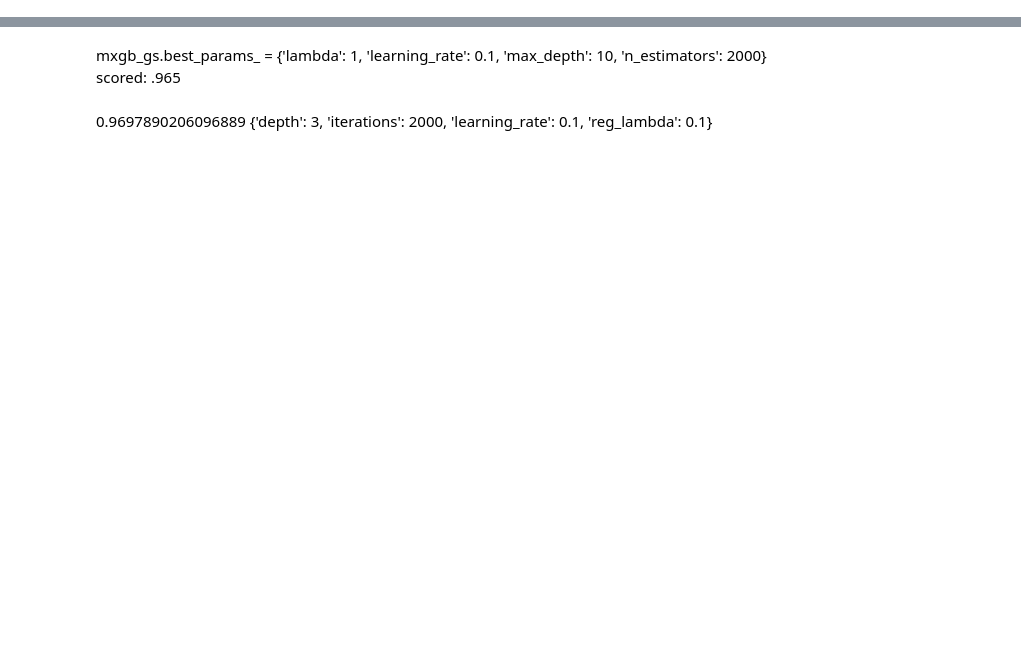
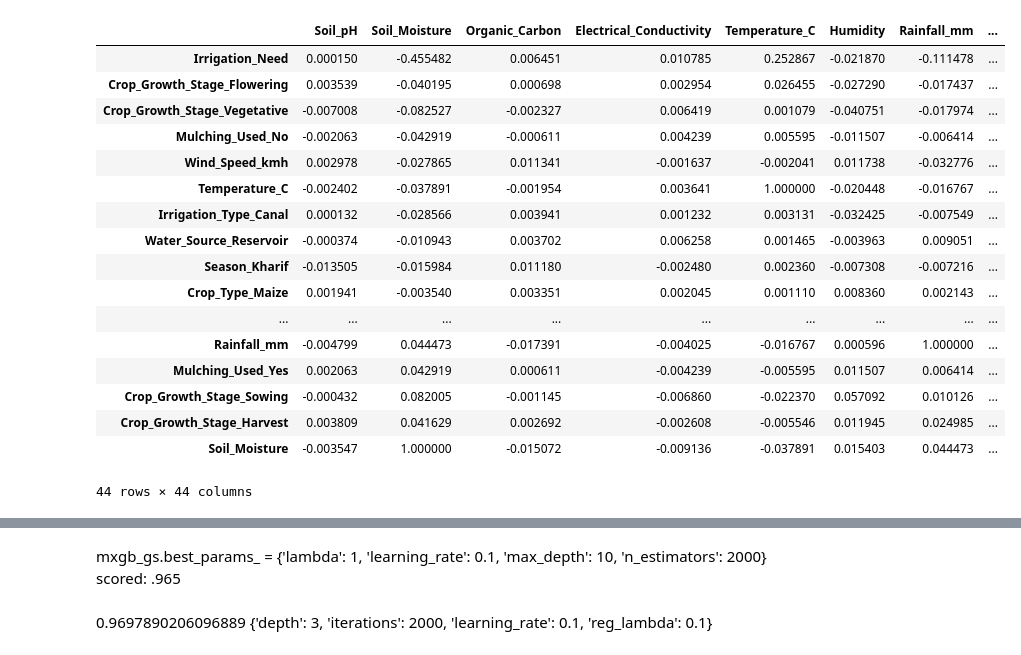
Before and after one commit to ryanmcgreevy/kaggle, a Jupyter notebook: playground-s6ep4/xgb_standalone.ipynb, the cells around one changed output, grey strips where cells are left out. Drawn from its saved outputs; the diff is of its cells as text; code cells hidden in the pictures; blank space fills up the shorter version.

```diff
--- a/playground-s6ep4/xgb_standalone.ipynb
+++ b/playground-s6ep4/xgb_standalone.ipynb
@@ -126,0 +219,22 @@ df_corr_sort
+# %%
+df_corr_sort_all = corr.sort_values(by='Irrigation_Need', ascending=False)
+df_corr_sort_all
+# %% [output]
+|  | Soil_pH | Soil_Moisture | Organic_Carbon | Electrical_Conductivity | Temperature_C | Humidity | Rainfall_mm | ... |
+| Irrigation_Need | 0.000150 | -0.455482 | 0.006451 | 0.010785 | 0.252867 | -0.021870 | -0.111478 | ... |
+| Crop_Growth_Stage_Flowering | 0.003539 | -0.040195 | 0.000698 | 0.002954 | 0.026455 | -0.027290 | -0.017437 | ... |
+| Crop_Growth_Stage_Vegetative | -0.007008 | -0.082527 | -0.002327 | 0.006419 | 0.001079 | -0.040751 | -0.017974 | ... |
+| Mulching_Used_No | -0.002063 | -0.042919 | -0.000611 | 0.004239 | 0.005595 | -0.011507 | -0.006414 | ... |
+| Wind_Speed_kmh | 0.002978 | -0.027865 | 0.011341 | -0.001637 | -0.002041 | 0.011738 | -0.032776 | ... |
+| Temperature_C | -0.002402 | -0.037891 | -0.001954 | 0.003641 | 1.000000 | -0.020448 | -0.016767 | ... |
+| Irrigation_Type_Canal | 0.000132 | -0.028566 | 0.003941 | 0.001232 | 0.003131 | -0.032425 | -0.007549 | ... |
+| Water_Source_Reservoir | -0.000374 | -0.010943 | 0.003702 | 0.006258 | 0.001465 | -0.003963 | 0.009051 | ... |
+| Season_Kharif | -0.013505 | -0.015984 | 0.011180 | -0.002480 | 0.002360 | -0.007308 | -0.007216 | ... |
+| Crop_Type_Maize | 0.001941 | -0.003540 | 0.003351 | 0.002045 | 0.001110 | 0.008360 | 0.002143 | ... |
+| ... | ... | ... | ... | ... | ... | ... | ... | ... |
+| Rainfall_mm | -0.004799 | 0.044473 | -0.017391 | -0.004025 | -0.016767 | 0.000596 | 1.000000 | ... |
+| Mulching_Used_Yes | 0.002063 | 0.042919 | 0.000611 | -0.004239 | -0.005595 | 0.011507 | 0.006414 | ... |
+| Crop_Growth_Stage_Sowing | -0.000432 | 0.082005 | -0.001145 | -0.006860 | -0.022370 | 0.057092 | 0.010126 | ... |
+| Crop_Growth_Stage_Harvest | 0.003809 | 0.041629 | 0.002692 | -0.002608 | -0.005546 | 0.011945 | 0.024985 | ... |
+| Soil_Moisture | -0.003547 | 1.000000 | -0.015072 | -0.009136 | -0.037891 | 0.015403 | 0.044473 | ... |
+44 rows × 44 columns
```
Also changed, not shown: parts of 9 cells of this notebook, 1 other file.
